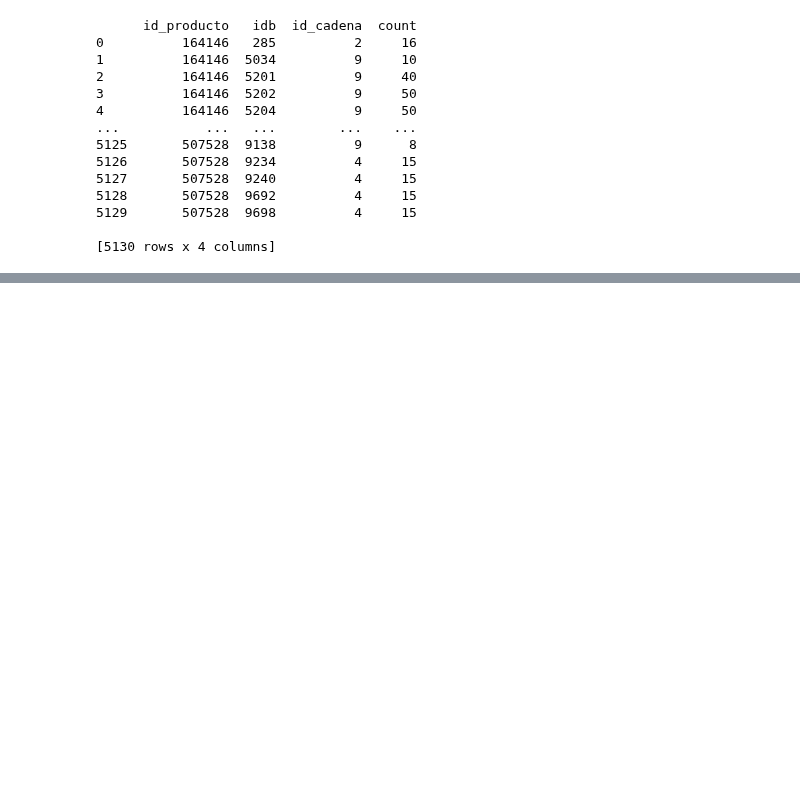
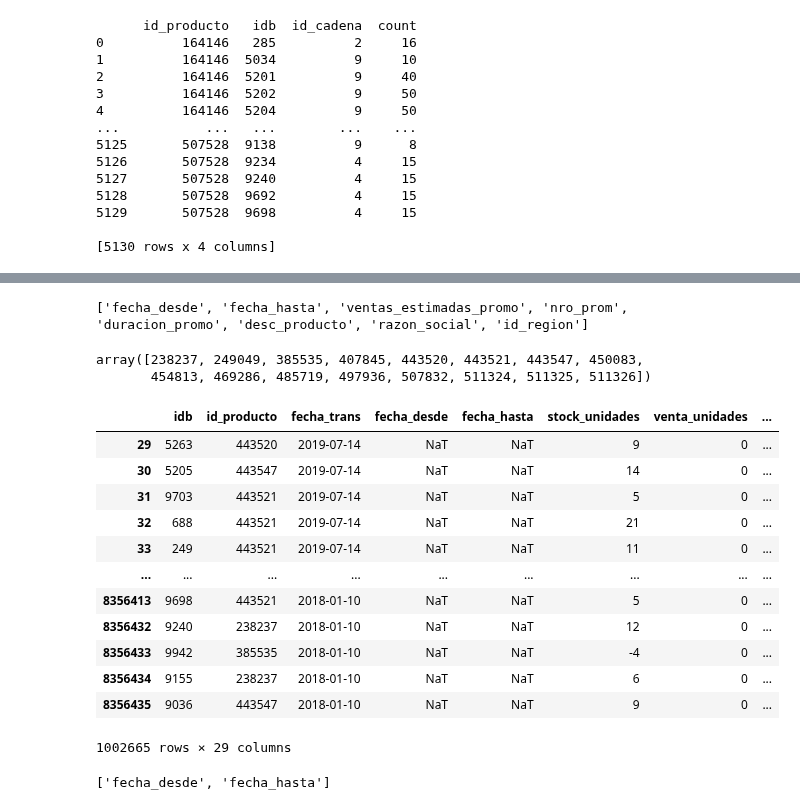
Before and after one commit to ErikaMelt/deodorants-project, a Jupyter notebook: data_cleaning/data_cleaning_deodorants_merged.ipynb, the cells around one changed output, grey strips where cells are left out. Cells and saved outputs as stored; diff of their text form; code cells hidden in the pictures; blank space fills up the shorter version.

```diff
--- a/data_cleaning/data_cleaning_deodorants_merged.ipynb
+++ b/data_cleaning/data_cleaning_deodorants_merged.ipynb
@@ -84,3 +83,5 @@ print(grouped_df)
 5129       507528  9698          4     15
 
 [5130 rows x 4 columns]
+# %%
+deodorants_df['dia_semana'] = deodorants_df['fecha_trans'].dt.day_name()
@@ -86,0 +98,6 @@ print(grouped_df)
+# %%
+# Add a column indicating if the day is a weekend day or a weekday
+deodorants_df['is_weekend'] = deodorants_df['dia_semana'].apply(lambda x: 1 if x in ['Sunday', 'Saturday'] else 0)
+
+# Print the resulting DataFrame
+print(deodorants_df)
@@ -86,0 +122,58 @@ print(grouped_df)
+# %%
+# check for null or NaN values in each column
+null_cols = deodorants_df.isnull().any()
+
+# print columns with null or NaN values
+print(null_cols[null_cols == True].index.tolist())
+# %% [output]
+['fecha_desde', 'fecha_hasta', 'ventas_estimadas_promo', 'nro_prom', 'duracion_promo', 'desc_producto', 'razon_social', 'id_region']
+# %%
+deodorants_df.fillna(value={'nro_prom': constants.DEFAULT_FLOAT,
+                            'ventas_estimadas_promo': constants.DEFAULT_FLOAT,
+                            'id_region' : constants.DEFAULT_FLOAT,
+                            'desc_producto': constants.DEFAULT_STRING,
+                            'duracion_promo': constants.DEFAULT_FLOAT,
+                            'razon_social': constants.DEFAULT_STRING},
+                            inplace=True)
+# %%
+# Group the DataFrame by 'id_producto' and 'tiene_promo', and count the number of rows for each group
+promo_counts = deodorants_df.groupby(['id_producto', 'tiene_promo']).size().reset_index(name='count')
+
+# Create a Boolean Series indicating if a product has a count for both 'tiene_promo' values
+has_both_promos = promo_counts.groupby('id_producto')['tiene_promo'].count() == 2
+
+# Filter the DataFrame to get the products that do not have a count for either 'tiene_promo' value
+no_promos = promo_counts[~promo_counts['id_producto'].isin(has_both_promos[has_both_promos].index)]
+
+# Get the unique products IDs that do not have a count for either 'tiene_promo' value
+no_promo_products = no_promos['id_producto'].unique()
+# %%
+no_promo_products
+# %% [output]
+array([238237, 249049, 385535, 407845, 443520, 443521, 443547, 450083,
+       454813, 469286, 485719, 497936, 507832, 511324, 511325, 511326])
+# %%
+deodorants_without_promo = deodorants_df[deodorants_df['id_producto'].isin(no_promo_products)]
+deodorants_without_promo
+# %% [output]
+|  | idb | id_producto | fecha_trans | fecha_desde | fecha_hasta | stock_unidades | venta_unidades | ... |
+| 29 | 5263 | 443520 | 2019-07-14 | NaT | NaT | 9 | 0 | ... |
+| 30 | 5205 | 443547 | 2019-07-14 | NaT | NaT | 14 | 0 | ... |
+| 31 | 9703 | 443521 | 2019-07-14 | NaT | NaT | 5 | 0 | ... |
+| 32 | 688 | 443521 | 2019-07-14 | NaT | NaT | 21 | 0 | ... |
+| 33 | 249 | 443521 | 2019-07-14 | NaT | NaT | 11 | 0 | ... |
+| ... | ... | ... | ... | ... | ... | ... | ... | ... |
+| 8356413 | 9698 | 443521 | 2018-01-10 | NaT | NaT | 5 | 0 | ... |
+| 8356432 | 9240 | 238237 | 2018-01-10 | NaT | NaT | 12 | 0 | ... |
+| 8356433 | 9942 | 385535 | 2018-01-10 | NaT | NaT | -4 | 0 | ... |
+| 8356434 | 9155 | 238237 | 2018-01-10 | NaT | NaT | 6 | 0 | ... |
+| 8356435 | 9036 | 443547 | 2018-01-10 | NaT | NaT | 9 | 0 | ... |
+1002665 rows × 29 columns
+# %%
+# check for null or NaN values in each column
+null_cols = deodorants_df.isnull().any()
+
+# print columns with null or NaN values
+print(null_cols[null_cols == True].index.tolist())
+# %% [output]
+['fecha_desde', 'fecha_hasta']
```
Also changed, not shown: parts of 17 cells of this notebook, 3 other files.
